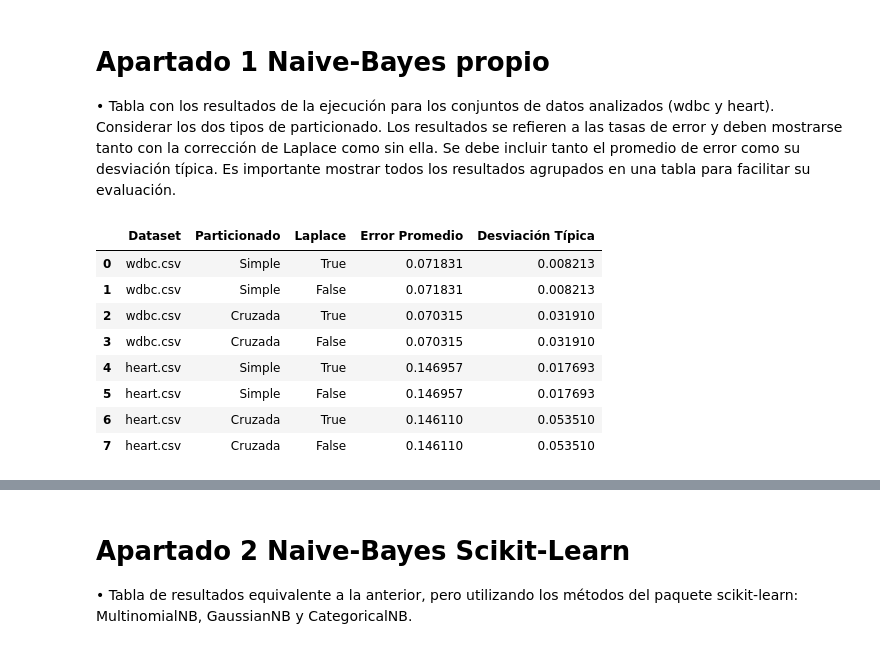
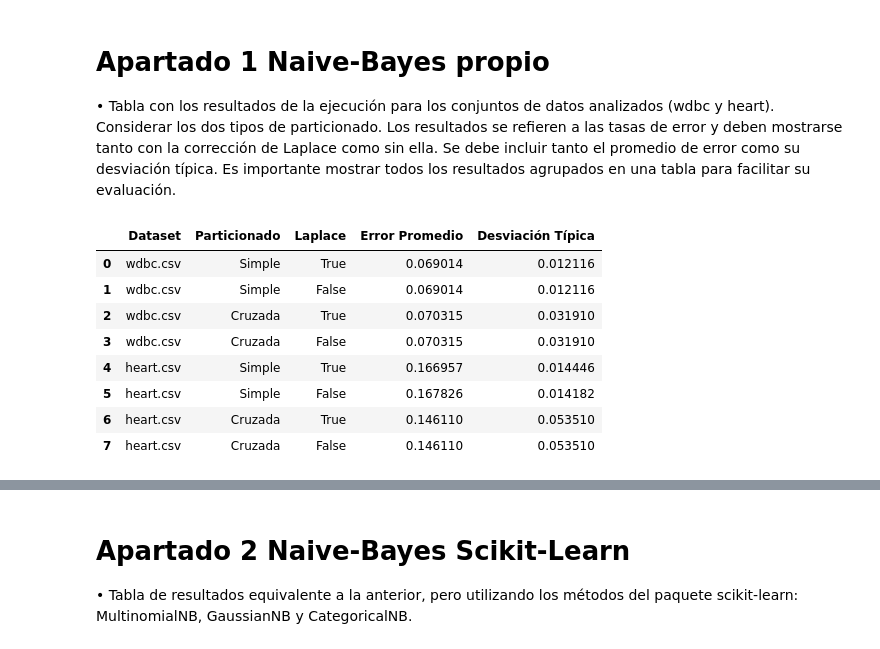
Before and after one commit to santacg/IngenieriaInformaticaUAM, a Jupyter notebook: P1.ipynb, the cells around one changed output, grey strips where cells are left out. Saved outputs shown, nothing was run; the diff lists cells and outputs as text; code cells hidden in the pictures.

```diff
--- a/P1.ipynb
+++ b/P1.ipynb
@@ -28,16 +28,18 @@ for archivo in listdir('Datasets/'):
     n_folds = 5
     estrategia_simple = EstrategiaParticionado.ValidacionSimple(n_ejecuciones, 0.25)
     estrategia_cruzada = EstrategiaParticionado.ValidacionCruzada(n_folds)
-    clasificador = ClasificadorNaiveBayes(laplace=1)
+    nb_simple_laplace = ClasificadorNaiveBayes(laplace=1)
+    nb_cruzada_laplace = ClasificadorNaiveBayes(laplace=1)
 
     # Con corrección de Laplace
-    error_simple_laplace = clasificador.validacion(estrategia_simple, dataset, clasificador, seed)
-    error_cruzada_laplace = clasificador.validacion(estrategia_cruzada, dataset, clasificador)
+    error_simple_laplace = nb_simple_laplace.validacion(estrategia_simple, dataset, nb_simple_laplace, seed)
+    error_cruzada_laplace = nb_cruzada_laplace.validacion(estrategia_cruzada, dataset, nb_cruzada_laplace)
 
     # Sin corrección de Laplace
-    clasificador.laplace = 0
-    error_simple = clasificador.validacion(estrategia_simple, dataset, clasificador, seed)
-    error_cruzada = clasificador.validacion(estrategia_cruzada, dataset, clasificador)
+    nb_simple = ClasificadorNaiveBayes(laplace=0)
+    nb_cruzada = ClasificadorNaiveBayes(laplace=0)
+    error_simple = nb_simple.validacion(estrategia_simple, dataset, nb_simple, seed)
+    error_cruzada = nb_cruzada.validacion(estrategia_cruzada, dataset, nb_cruzada)
 
     # Calculamos los promedios y las desviaciones típicas y las almacenamos en los resutlados
     # para posteriormente mostrarlos en una tabla
@@ -50,39 +52,39 @@ for archivo in listdir('Datasets/'):
     })
     resultados.append({
         'Dataset': archivo,
         'Particionado': 'Simple',
         'Laplace': False,
         'Error Promedio': np.mean(error_simple),
         'Desviación Típica': np.std(error_simple)
     })
     resultados.append({
         'Dataset': archivo,
         'Particionado': 'Cruzada',
         'Laplace': True,
         'Error Promedio': np.mean(error_cruzada_laplace),
         'Desviación Típica': np.std(error_cruzada_laplace)
     })
     resultados.append({
         'Dataset': archivo,
         'Particionado': 'Cruzada',
         'Laplace': False,
         'Error Promedio': np.mean(error_cruzada),
         'Desviación Típica': np.std(error_cruzada)
     })
 
 # Convertimos los resultados en un dataframe
 df_resultados = pd.DataFrame(resultados)
 
 # Mostramos la tabla
 display(df_resultados)
 # %% [output]
 |  | Dataset | Particionado | Laplace | Error Promedio | Desviación Típica |
-| 0 | wdbc.csv | Simple | True | 0.071831 | 0.008213 |
-| 1 | wdbc.csv | Simple | False | 0.071831 | 0.008213 |
+| 0 | wdbc.csv | Simple | True | 0.069014 | 0.012116 |
+| 1 | wdbc.csv | Simple | False | 0.069014 | 0.012116 |
 | 2 | wdbc.csv | Cruzada | True | 0.070315 | 0.031910 |
 | 3 | wdbc.csv | Cruzada | False | 0.070315 | 0.031910 |
-| 4 | heart.csv | Simple | True | 0.146957 | 0.017693 |
-| 5 | heart.csv | Simple | False | 0.146957 | 0.017693 |
+| 4 | heart.csv | Simple | True | 0.166957 | 0.014446 |
+| 5 | heart.csv | Simple | False | 0.167826 | 0.014182 |
 | 6 | heart.csv | Cruzada | True | 0.146110 | 0.053510 |
 | 7 | heart.csv | Cruzada | False | 0.146110 | 0.053510 |
 # %% [markdown]
```
Also changed, not shown: parts of 11 cells of this notebook, 4 other files.
